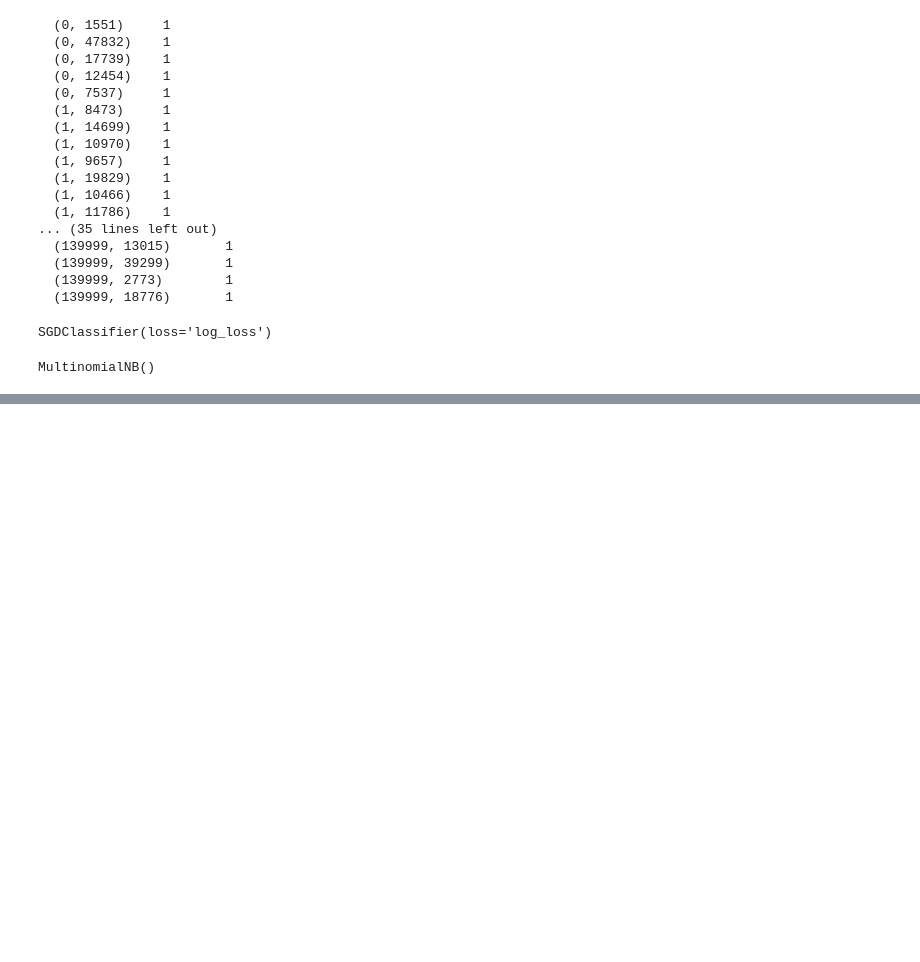
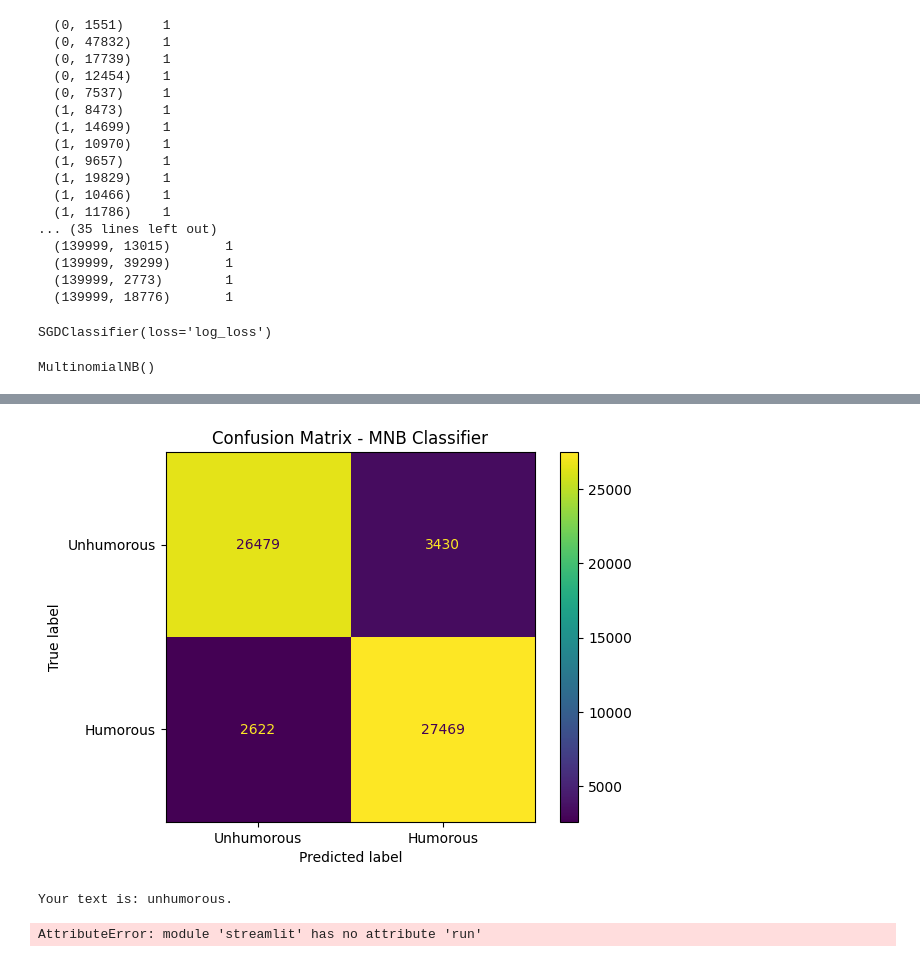
Before and after one commit to tundraparisi/dscoding-projects, a Jupyter notebook: juliamaria.wdowinska/project-jupyter.ipynb, the cells around one changed output, grey strips where cells are left out. Saved outputs shown, nothing was run; the diff lists cells and outputs as text; code cells hidden in the pictures; blank space fills up the shorter version.

```diff
--- a/juliamaria.wdowinska/project-jupyter.ipynb
+++ b/juliamaria.wdowinska/project-jupyter.ipynb
@@ -212,0 +221,7 @@ print('\nLR - test set:', '\nF1:', f1_test_lr, '\nAccuracy:', acc_test_lr,
+# %%
+# MNB confusion matrix (test set)
+ConfusionMatrixDisplay.from_estimator(mnb_classifier, X_test, y_test, display_labels = ["Unhumorous", "Humorous"])
+plt.title("Confusion Matrix - MNB Classifier")
+plt.show()
+# %% [output]
+[figure, added]
@@ -212,0 +241,38 @@ print('\nLR - test set:', '\nF1:', f1_test_lr, '\nAccuracy:', acc_test_lr,
+# %%
+# Humor prediction using MNB classifier
+user_X = vectorizer.transform([usertext])
+userprediction = mnb_classifier.predict(user_X)
+
+if userprediction[0] == 1:
+    print('Your text is: humorous.')
+else:
+    print('Your text is: unhumorous.')
+# %% [output]
+Your text is: unhumorous.
+# %%
+import streamlit as st
+
+# Humor prediction using MNB classifier - Web App
+st.title('Humor Detection App')
+
+# Create an input box for users to enter text
+user_input = st.text_input('Enter a text:')
+
+# Text pre-processing
+user_input = " ".join(remove_stopwords(extract_words(expand_contractions(user_input))))
+
+# Vectorizing text data
+user_X = vectorizer.transform([user_input])
+
+# Humor prediction using MNB classifier
+if st.button('Detect Humor'):
+    user_prediction = mnb_classifier.predict(user_X)
+    if user_prediction[0] == 1:
+        st.write('Your text is: humorous.')
+    else:
+        st.write('Your text is: unhumorous.')
+
+if __name__ == '__main__':
+    st.run()
+# %% [output]
+AttributeError: module 'streamlit' has no attribute 'run'
```
Also changed, not shown: parts of 7 cells of this notebook, 3 other files.
